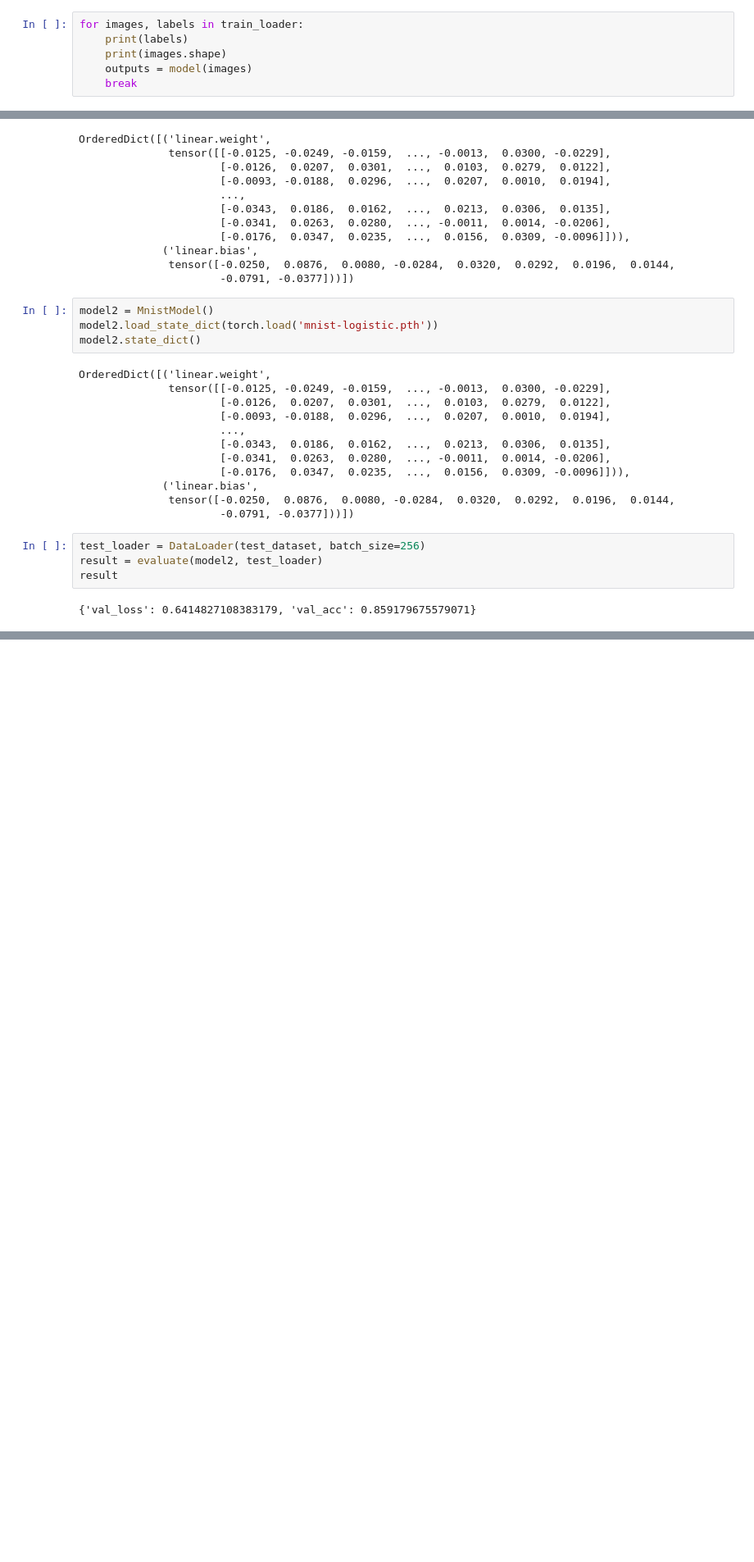
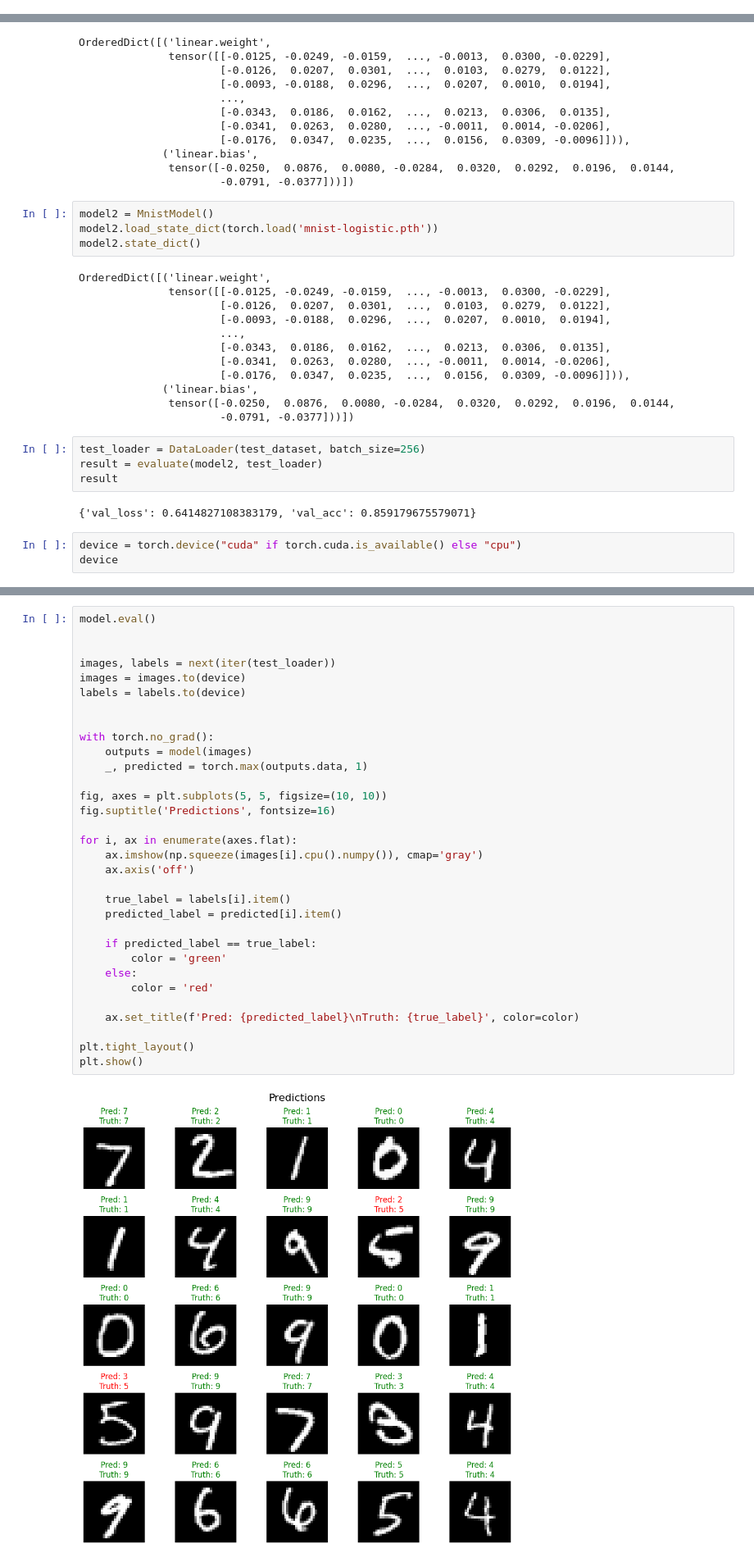
Before and after one commit to Champei/code-2.0, a Jupyter notebook: chapter_appendix-tools-for-deep-learning/jupyter.ipynb, the cells around one changed output, grey strips where cells are left out. Shown at 82% size. Saved outputs shown, nothing was run; the diff lists cells and outputs as text; blank space fills up the shorter version.

```diff
--- a/chapter_appendix-tools-for-deep-learning/jupyter.ipynb
+++ b/chapter_appendix-tools-for-deep-learning/jupyter.ipynb
@@ -96,9 +96,3 @@ torch.Size([10])
 Parameter containing:
 tensor([-0.0038, -0.0056,  0.0095, -0.0066,  0.0315,  0.0325, -0.0135, -0.0333,
         -0.0344,  0.0177], requires_grad=True)
-# %%
-for images, labels in train_loader:
-    print(labels)
-    print(images.shape)
-    outputs = model(images)
-    break
@@ -411,3 +396,6 @@ result = evaluate(model2, test_loader)
 result
 # %% [output]
 {'val_loss': 0.6414827108383179, 'val_acc': 0.859179675579071}
+# %%
+device = torch.device("cuda" if torch.cuda.is_available() else "cpu")
+device
@@ -413,0 +406,34 @@ result
+# %%
+model.eval()
+
+
+images, labels = next(iter(test_loader))
+images = images.to(device)
+labels = labels.to(device)
+
+
+with torch.no_grad():
+    outputs = model(images)
+    _, predicted = torch.max(outputs.data, 1)
+
+fig, axes = plt.subplots(5, 5, figsize=(10, 10))
+fig.suptitle('Predictions', fontsize=16)
+
+for i, ax in enumerate(axes.flat):
+    ax.imshow(np.squeeze(images[i].cpu().numpy()), cmap='gray')
+    ax.axis('off')
+
+    true_label = labels[i].item()
+    predicted_label = predicted[i].item()
+
+    if predicted_label == true_label:
+        color = 'green'
+    else:
+        color = 'red'
+
+    ax.set_title(f'Pred: {predicted_label}\nTruth: {true_label}', color=color)
+
+plt.tight_layout()
+plt.show()
+# %% [output]
+[figure, added]
```
Also changed, not shown: parts of 3 cells of this notebook.
